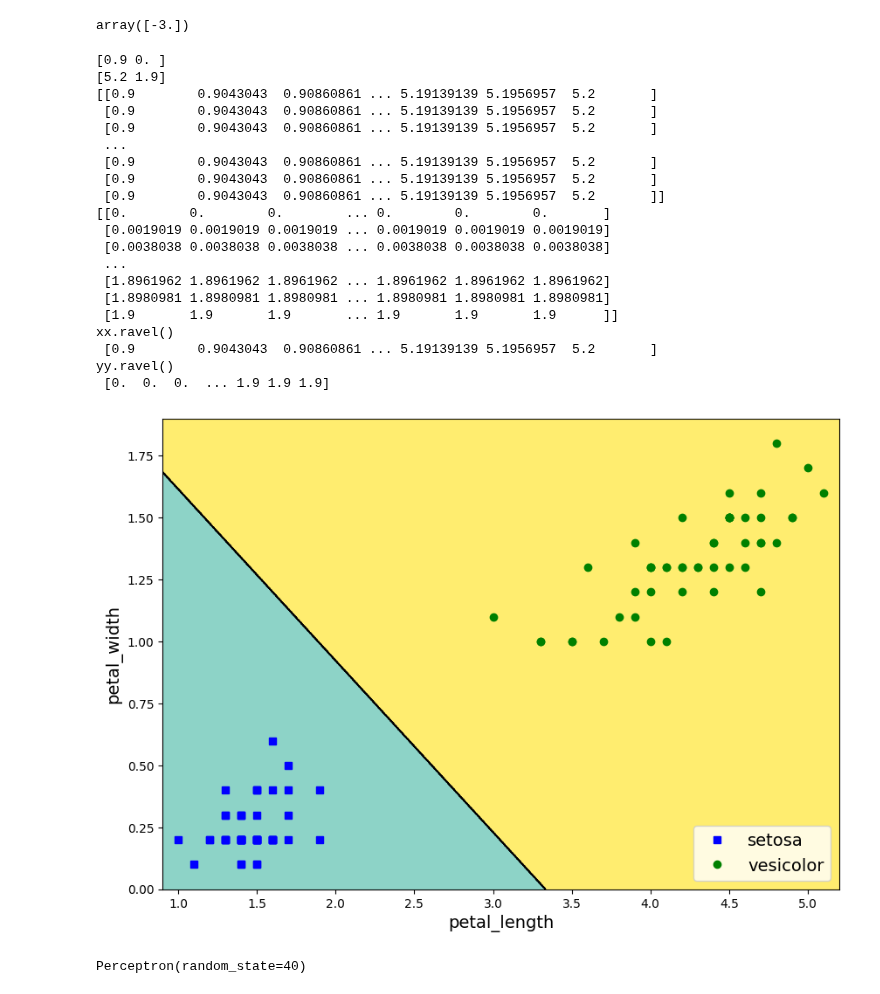
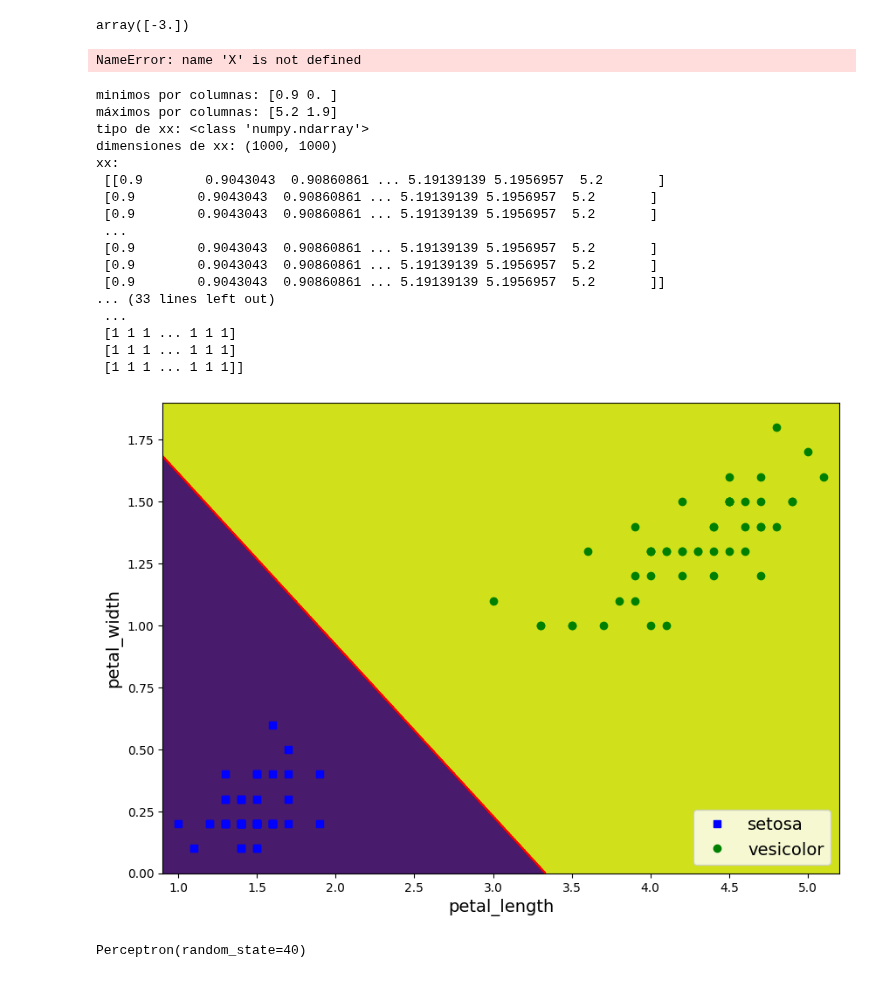
Before and after one commit to JavierPeraltaAzagra/Big-Data-e-IA, a Jupyter notebook: Sistemas de aprendizaje automático/RA4/Visualizacion del limite de decision del Perceptron.ipynb, the cells around one changed output. Saved outputs shown, nothing was run; the diff lists cells and outputs as text; code cells hidden in the pictures.

Commit message:
Perceptron

```diff
--- a/Sistemas de aprendizaje automático/RA4/Visualizacion del limite de decision del Perceptron.ipynb
+++ b/Sistemas de aprendizaje automático/RA4/Visualizacion del limite de decision del Perceptron.ipynb
@@ -302,12 +302,14 @@ array([[0.9, 1.3]])
 clf.intercept_
 # %% [output]
 array([-3.])
+# %%
+X
+# %% [output]
+NameError: name 'X' is not defined
 # %%
 #
-# Representación gráfica del límite de decisión de un clasificador
+# Representación gráfica del límite de decisión del perceptron
 #
-
-
 import numpy as np  # Importamos NumPy para trabajar con arrays numéricos
 
 # Convertimos el DataFrame X_df a un array de NumPy.
@@ -322,11 +324,11 @@ X = X_df.values
 # axis=0 significa "buscar el mínimo por columnas".
 # Restamos 0.1 para dejar un pequeño margen en el gráfico.
 mins = X.min(axis=0) - 0.1
-print(mins)
+print(f'minimos por columnas: {mins}')
 # X.max(axis=0) busca el valor máximo de cada columna.
 # Sumamos 0.1 para que los puntos no queden pegados al borde del gráfico.
 maxs = X.max(axis=0) + 0.1
-print(maxs)
+print(f'máximos por columnas: {maxs}')
 #
 # Creamos una rejilla de puntos en el plano
 #
@@ -340,24 +342,36 @@ xx, yy = np.meshgrid(
     np.linspace(mins[0], maxs[0], 1000),
     np.linspace(mins[1], maxs[1], 1000)
 )
-print(xx)
-print(yy)
+print(f'tipo de xx: {type(xx)}')
+print(f'dimensiones de xx: {xx.shape}')
+print(f'xx: \n {xx}')
+print(f'tipo de yy: {type(yy)}')
+print(f'dimensiones de yy: {yy.shape}')
+print(f'yy: \n {yy}')
 #
 # Usamos el modelo para clasificar todos los puntos de la rejilla
 #
 
 # xx.ravel() aplana la matriz xx en un vector.
 print('xx.ravel()\n',xx.ravel())
+print('dimensiones de xx.ravel()\n',xx.ravel().shape)
 # yy.ravel() hace lo mismo con yy.
 print('yy.ravel()\n',yy.ravel())
+print('dimensiones de yy.ravel()\n',yy.ravel().shape)
+
+
 # np.c_[...] concatena ambos vectores formando pares (x,y).
 # Cada par es un punto del plano que será clasificado por el modelo.
-Z = clf.predict(np.c_[xx.ravel(), yy.ravel()])
+XX = np.c_[xx.ravel(), yy.ravel()]
+print(f'\n XX: \n{XX}')
+Z = clf.predict(pd.DataFrame(XX, columns=X_df.columns))
 
 # Volvemos a dar a Z la forma original de la rejilla
 # para poder dibujar correctamente las regiones.
 Z = Z.reshape(xx.shape)
-
+print(f'tipo de Z: {type(Z)}')
+print(f'dimensiones de Z: {Z.shape}')
+print(f'Z: \n {Z}')
 #
 # Creamos la figura donde se dibujará el gráfico
 #
@@ -371,16 +385,25 @@ fig = plt.figure(figsize=(10, 7))
 
 # plt.contourf dibuja áreas coloreadas según la clase predicha.
 # Cada región corresponde a una clase diferente.
-# cmap define el mapa de colores.
-plt.contourf(xx, yy, Z, cmap="Set3")
+# xx: coordenadas X de la rejilla
+# yy:	coordenadas Y de la rejilla
+# Z:	predicción del modelo en cada punto de la rejilla
+# contornos rellenos de color. El algoritmo colorea cada región según el valor de Z.
+#Ejemplo:
+#clase 0: color verde
+#clase 1: color amarillo
+plt.contourf(xx, yy, Z)
 
 # Dibujamos las líneas que separan las regiones.
-# Estas líneas corresponden al límite de decisión del modelo.
+# Mientras que contourf() colorea las regiones, contour() dibuja únicamente las líneas que separan esas regiones.
+# contour dibuja líneas que conectan puntos con el mismo valor.
+# plt.contour() busca dónde cambia el valor de Z. Es decir: zona 0 | zona 1
+# La línea se dibuja justo donde cambia la clase.
 plt.contour(
     Z,
     extent=(mins[0], maxs[0], mins[1], maxs[1]),
     linewidths=1,
-    colors='k'
+    colors='r'
 )
 
 #
@@ -408,47 +431,44 @@ plt.plot(
 plt.plot(
     X[:, 0][y_df == 1],
     X[:, 1][y_df == 1],
     'go',
     label="vesicolor"
 )
 
 # -
 # Añadimos etiquetas a los ejes
 #
 
 plt.xlabel("petal_length", fontsize=14)  # etiqueta eje X
 plt.ylabel("petal_width", fontsize=14)   # etiqueta eje Y
 
 # Añadimos una leyenda que identifica cada clase
 plt.legend(loc="lower right", fontsize=14)
 
 #
 # Mostramos el gráfico final
 #
 
 plt.show()
 # %% [output]
-[0.9 0. ]
-[5.2 1.9]
-[[0.9        0.9043043  0.90860861 ... 5.19139139 5.1956957  5.2       ]
+minimos por columnas: [0.9 0. ]
+máximos por columnas: [5.2 1.9]
+tipo de xx: <class 'numpy.ndarray'>
+dimensiones de xx: (1000, 1000)
+xx:
+ [[0.9        0.9043043  0.90860861 ... 5.19139139 5.1956957  5.2       ]
  [0.9        0.9043043  0.90860861 ... 5.19139139 5.1956957  5.2       ]
  [0.9        0.9043043  0.90860861 ... 5.19139139 5.1956957  5.2       ]
  ...
  [0.9        0.9043043  0.90860861 ... 5.19139139 5.1956957  5.2       ]
  [0.9        0.9043043  0.90860861 ... 5.19139139 5.1956957  5.2       ]
  [0.9        0.9043043  0.90860861 ... 5.19139139 5.1956957  5.2       ]]
-[[0.        0.        0.        ... 0.        0.        0.       ]
- [0.0019019 0.0019019 0.0019019 ... 0.0019019 0.0019019 0.0019019]
- [0.0038038 0.0038038 0.0038038 ... 0.0038038 0.0038038 0.0038038]
+... (33 lines left out)
  ...
- [1.8961962 1.8961962 1.8961962 ... 1.8961962 1.8961962 1.8961962]
- [1.8980981 1.8980981 1.8980981 ... 1.8980981 1.8980981 1.8980981]
- [1.9       1.9       1.9       ... 1.9       1.9       1.9      ]]
-xx.ravel()
- [0.9        0.9043043  0.90860861 ... 5.19139139 5.1956957  5.2       ]
-yy.ravel()
- [0.  0.  0.  ... 1.9 1.9 1.9]
+ [1 1 1 ... 1 1 1]
+ [1 1 1 ... 1 1 1]
+ [1 1 1 ... 1 1 1]]
-[figure, old version]
+[figure, new version]
 # %%
 from sklearn.linear_model import Perceptron
 
```
Also changed, not shown: 1 other file.
